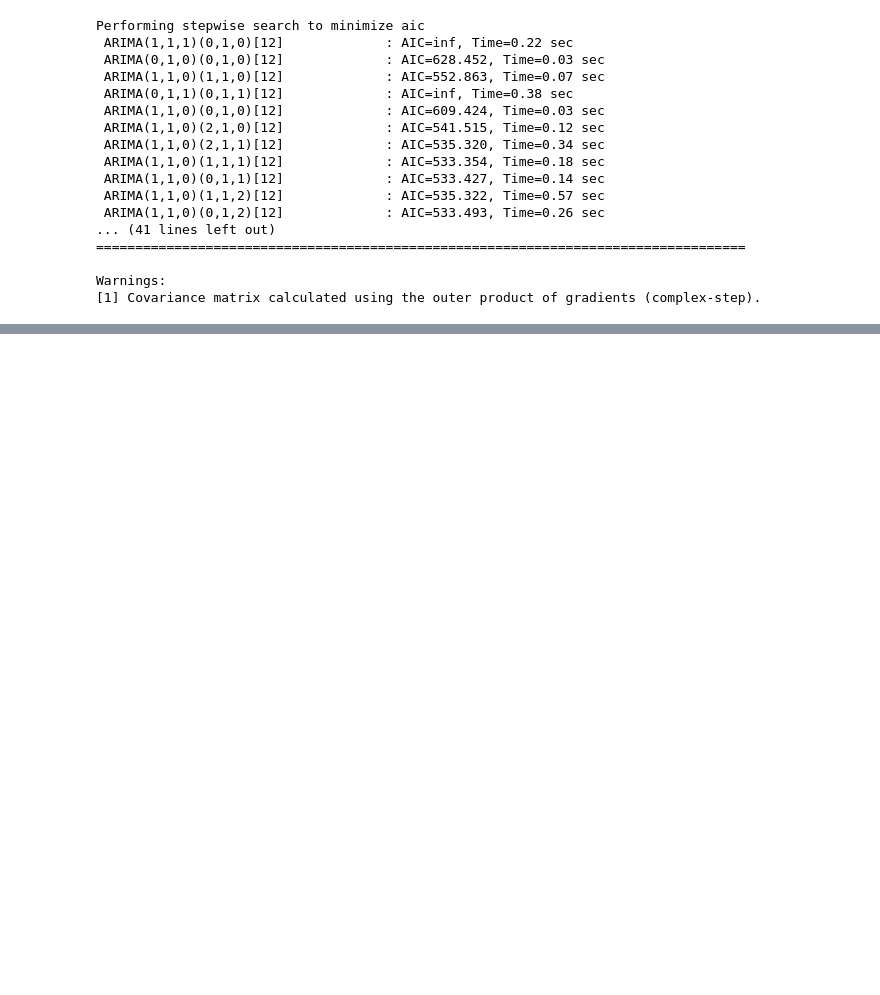
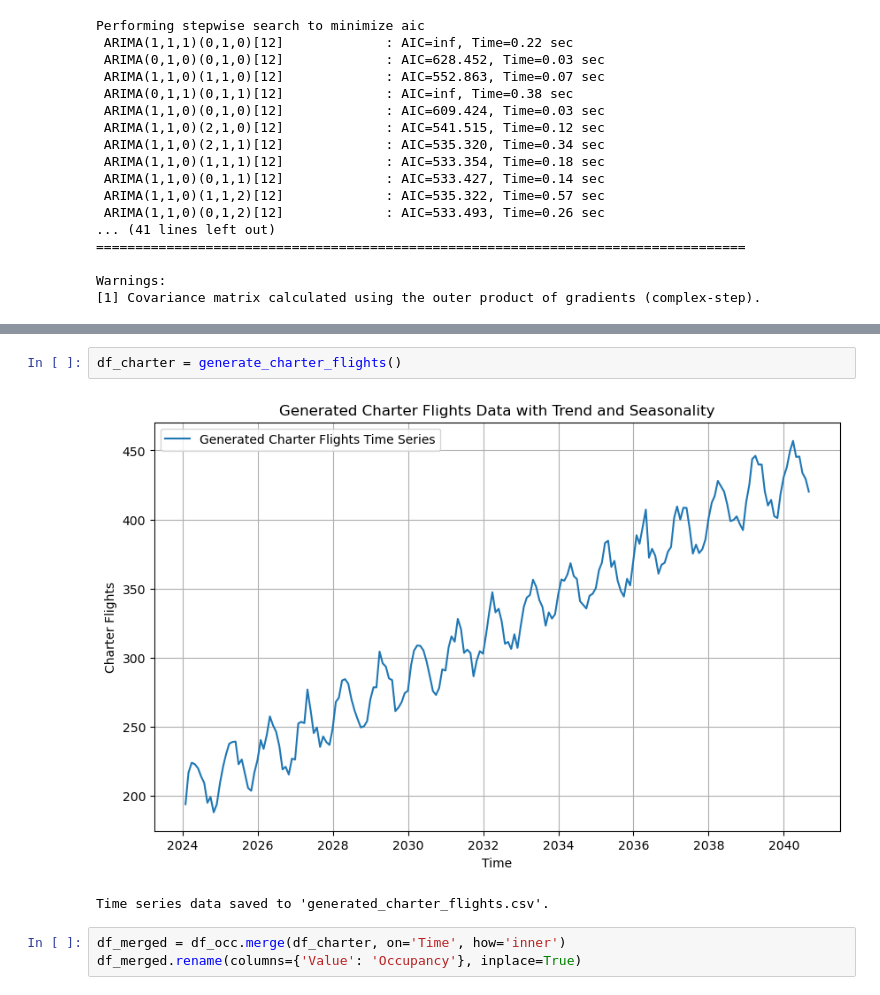
Before and after one commit to johnjtj92/PBD4-Assignment, a Jupyter notebook: PBD4.ipynb, the cells around one changed output, grey strips where cells are left out. Cells and saved outputs as stored; diff of their text form; blank space fills up the shorter version.

```diff
--- a/PBD4.ipynb
+++ b/PBD4.ipynb
@@ -523,0 +673,8 @@ Warnings:
+# %%
+df_charter = generate_charter_flights()
+# %% [output]
+[figure, added]
+Time series data saved to 'generated_charter_flights.csv'.
+# %%
+df_merged = df_occ.merge(df_charter, on='Time', how='inner')
+df_merged.rename(columns={'Value': 'Occupancy'}, inplace=True)
```
Also changed, not shown: parts of 13 cells of this notebook.
